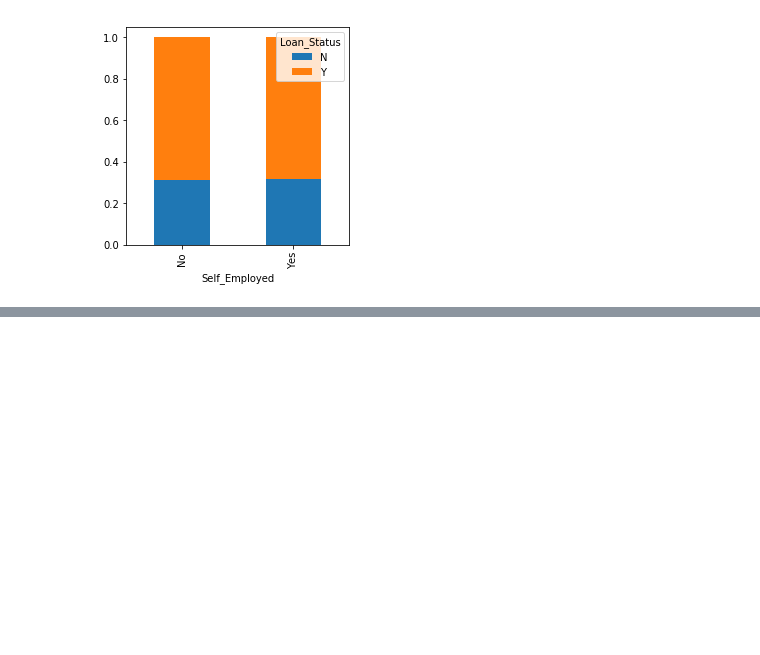
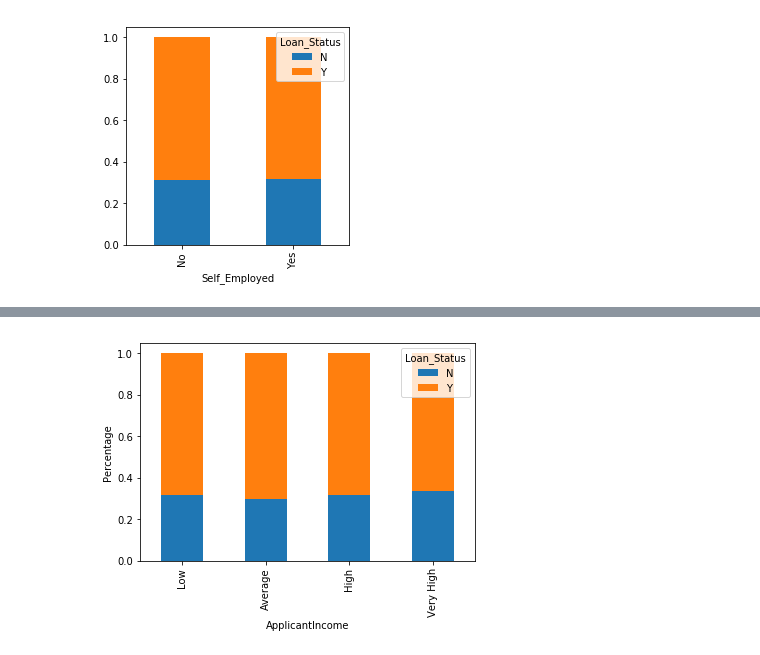
Before and after one commit to ElissandroMendes/loan-prediction, a Jupyter notebook: loan-prediction.ipynb, the cells around one changed output, grey strips where cells are left out. Cells and saved outputs as stored; diff of their text form; code cells hidden in the pictures; blank space fills up the shorter version.

```diff
--- a/loan-prediction.ipynb
+++ b/loan-prediction.ipynb
@@ -189,0 +207,13 @@ Self_Employed.div(Self_Employed.sum(1).astype(float), axis=0).plot(kind="bar", s
+# %%
+# Nenhuma informação baseando pela média
+# Dividindo o ApplicantIncome em faixa para avaliar
+bins=[0,2500,4000,6000,81000]
+group=['Low', 'Average', 'High', 'Very High']
+
+train['Income_Bin'] = pd.cut(train['ApplicantIncome'], bins, labels=group)
+Income_Bin = pd.crosstab(train['Income_Bin'], train['Loan_Status'])
+Income_Bin.div(Income_Bin.sum(1).astype(float), axis=0).plot(kind="bar", stacked=True)
+plt.xlabel('ApplicantIncome')
+P = plt.ylabel('Percentage')
+# %% [output]
+[figure, added]
```
Also changed, not shown: parts of 8 cells of this notebook.
